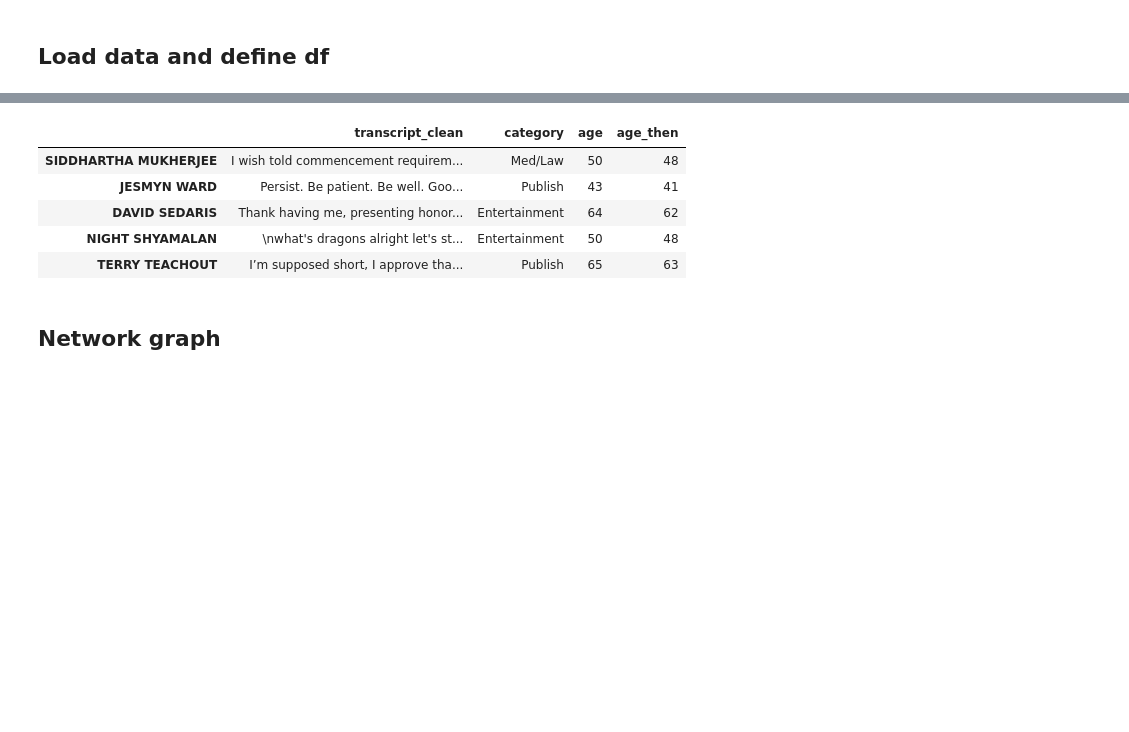
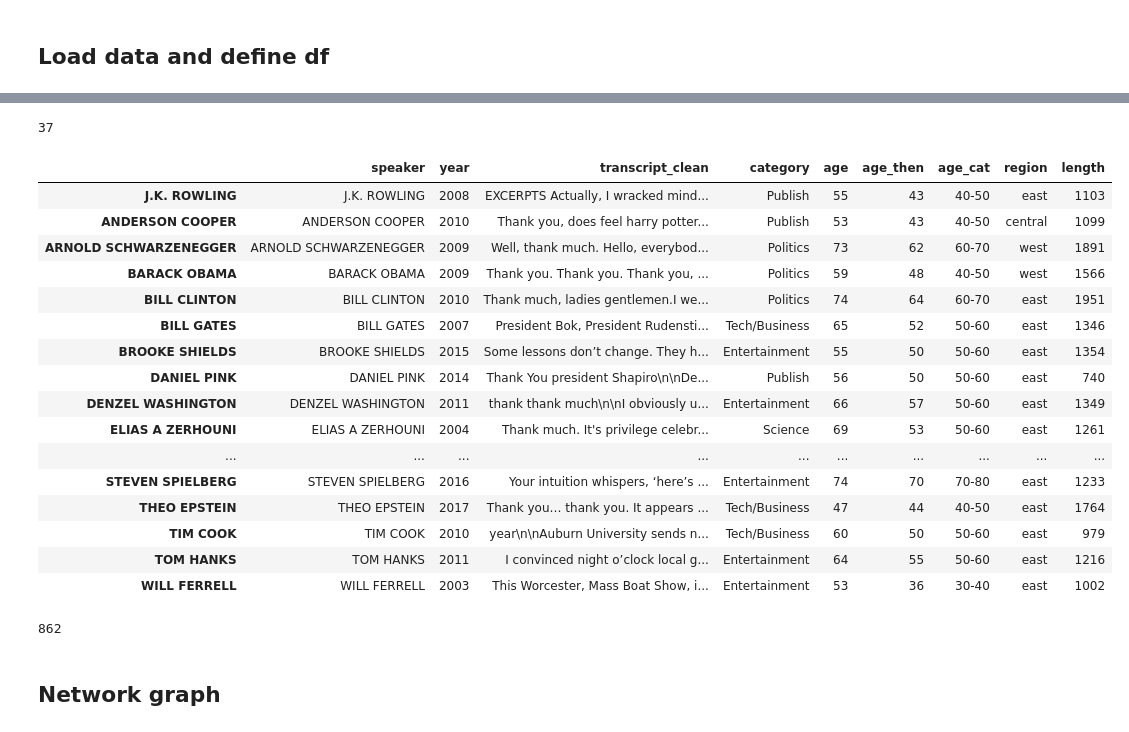
Before and after one commit to katiehuang1221/NLP-Analysis-On-Motivational-Speeches, a Jupyter notebook: notebook/09_VIZ_speaker_word.ipynb, the cells around one changed output, grey strips where cells are left out. Cells and saved outputs as stored; diff of their text form; code cells hidden in the pictures; blank space fills up the shorter version.

```diff
--- a/notebook/09_VIZ_speaker_word.ipynb
+++ b/notebook/09_VIZ_speaker_word.ipynb
@@ -74,4 +92,4 @@ def corpus_remove_stop_words(transcript):
     new_transcript = " ".join(new_words)
     return new_transcript
 # %%
-speech_df['transcript_clean'] = speech_df['transcript'].apply(corpus_remove_stop_words)
+speech_complete['transcript_clean'] = speech_complete['transcript'].apply(corpus_remove_stop_words)
@@ -84,0 +102,5 @@ df.index = df_unique.speaker.tolist()[:num_rows]
+# %%
+df_unique = speech_complete.copy()
+df_unique.drop_duplicates(subset=['speaker'],inplace=True)
+df_unique = df_unique.reset_index(drop=True)
+df_unique
@@ -85,9 +121,46 @@ df.index = df_unique.speaker.tolist()[:num_rows]
+# %%
+# Select famous speaker for visualization
+selected_speaker = [
+    'BROOKE SHIELDS','DENZEL WASHINGTON','ELLEN DEGENERES','JIM CARREY','JODIE FOSTER','LISA KUDROW','MERYL STREEP',
+ 'MINDY KALING','OCTAVIA SPENCER','OPRAH WINFREY','STEVEN SPIELBERG','TOM HANKS','WILL FERRELL',
+ 'BILL GATES','JERRY YANG','MARK ZUCKERBERG','SHERYL SANDBERG','THEO EPSTEIN','TIM COOK','LARRY PAGE',
+ 'GUIDO CALABRESI','SANJAY GUPTA','ELIAS A ZERHOUNI','NEIL DEGRASSE',
+ ' J.K. ROWLING','ANDERSON COOPER','DANIEL PINK','JOHN GREEN','RITA DOVE','STEPHEN KING',
+ 'ARNOLD SCHWARZENEGGER','BARACK OBAMA','BILL CLINTON','ELIZABETH WARREN','GEORGE W BUSH',
+    'MICHAEL BLOOMBERG','MICHELLE OBAMA',]
+# %%
+len(selected_speaker)
+# %% [output]
+37
+# %%
+num_rows = 40
+df = df_unique[df_unique.speaker.isin(selected_speaker)]\
+    [['speaker','year','transcript_clean','category','age','age_then','age_cat','region']].reset_index(drop=True)
+df.index = df.speaker.tolist()
+# df
+df['length'] = df['transcript_clean'].apply(lambda x: len(x.split(" ")))
 # %%
-df.head()
+df
 # %% [output]
-|  | transcript_clean | category | age | age_then |
-| SIDDHARTHA MUKHERJEE | I wish told commencement requirem... | Med/Law | 50 | 48 |
-| JESMYN WARD | Persist. Be patient. Be well. Goo... | Publish | 43 | 41 |
-| DAVID SEDARIS | Thank having me, presenting honor... | Entertainment | 64 | 62 |
-| NIGHT SHYAMALAN | \nwhat's dragons alright let's st... | Entertainment | 50 | 48 |
-| TERRY TEACHOUT | I’m supposed short, I approve tha... | Publish | 65 | 63 |
+|  | speaker | year | transcript_clean | category | age | age_then | age_cat | region | length |
+| J.K. ROWLING | J.K. ROWLING | 2008 | EXCERPTS Actually, I wracked mind... | Publish | 55 | 43 | 40-50 | east | 1103 |
+| ANDERSON COOPER | ANDERSON COOPER | 2010 | Thank you, does feel harry potter... | Publish | 53 | 43 | 40-50 | central | 1099 |
+| ARNOLD SCHWARZENEGGER | ARNOLD SCHWARZENEGGER | 2009 | Well, thank much. Hello, everybod... | Politics | 73 | 62 | 60-70 | west | 1891 |
+| BARACK OBAMA | BARACK OBAMA | 2009 | Thank you. Thank you. Thank you, ... | Politics | 59 | 48 | 40-50 | west | 1566 |
+| BILL CLINTON | BILL CLINTON | 2010 | Thank much, ladies gentlemen.I we... | Politics | 74 | 64 | 60-70 | east | 1951 |
+| BILL GATES | BILL GATES | 2007 | President Bok, President Rudensti... | Tech/Business | 65 | 52 | 50-60 | east | 1346 |
+| BROOKE SHIELDS | BROOKE SHIELDS | 2015 | Some lessons don’t change. They h... | Entertainment | 55 | 50 | 50-60 | east | 1354 |
+| DANIEL PINK | DANIEL PINK | 2014 | Thank You president Shapiro\n\nDe... | Publish | 56 | 50 | 50-60 | east | 740 |
+| DENZEL WASHINGTON | DENZEL WASHINGTON | 2011 | thank thank much\n\nI obviously u... | Entertainment | 66 | 57 | 50-60 | east | 1349 |
+| ELIAS A ZERHOUNI | ELIAS A ZERHOUNI | 2004 | Thank much. It's privilege celebr... | Science | 69 | 53 | 50-60 | east | 1261 |
+| ... | ... | ... | ... | ... | ... | ... | ... | ... | ... |
+| STEVEN SPIELBERG | STEVEN SPIELBERG | 2016 | Your intuition whispers, ‘here’s ... | Entertainment | 74 | 70 | 70-80 | east | 1233 |
+| THEO EPSTEIN | THEO EPSTEIN | 2017 | Thank you… thank you. It appears ... | Tech/Business | 47 | 44 | 40-50 | east | 1764 |
+| TIM COOK | TIM COOK | 2010 | year\n\nAuburn University sends n... | Tech/Business | 60 | 50 | 50-60 | east | 979 |
+| TOM HANKS | TOM HANKS | 2011 | I convinced night o’clock local g... | Entertainment | 64 | 55 | 50-60 | east | 1216 |
+| WILL FERRELL | WILL FERRELL | 2003 | This Worcester, Mass Boat Show, i... | Entertainment | 53 | 36 | 30-40 | east | 1002 |
+# %%
+speaker_word = cv_dtm(df,'transcript_clean',add_stop_words=[])
+speaker_word['zsum'] = speaker_word.sum(axis=1)
+# %% [output]
+862
```
Also changed, not shown: parts of 52 cells of this notebook, 1 other file.
